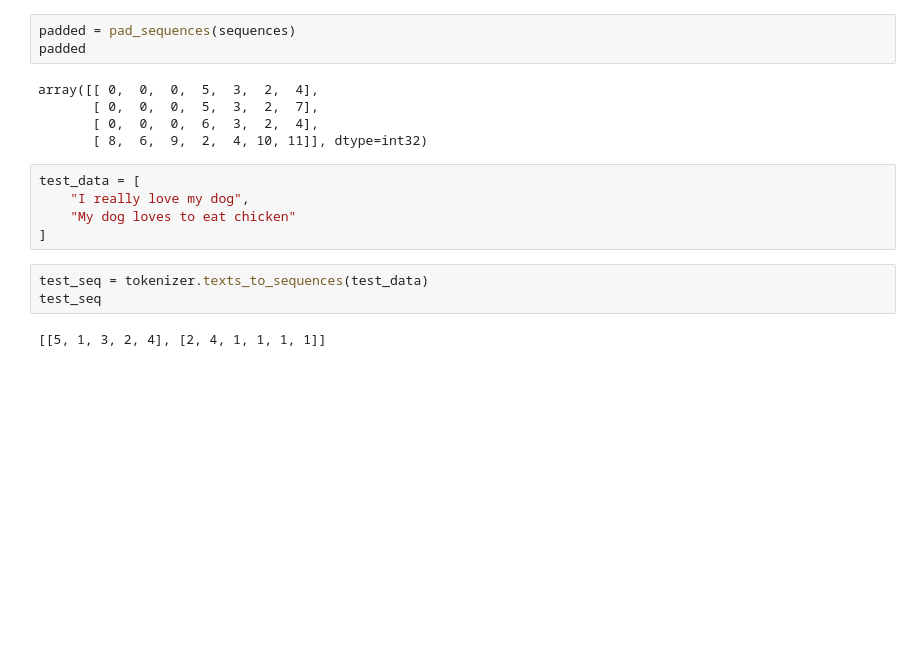
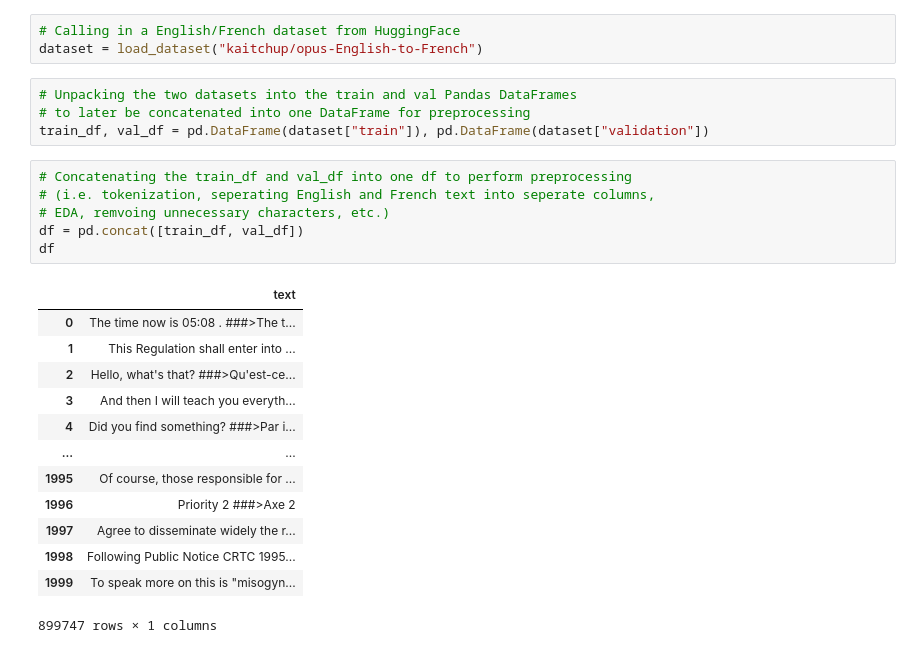
Before and after one commit to John-Sellers/coding-for-fun, a Jupyter notebook: lstm_practice.ipynb, the cells around one changed output. Cells and saved outputs as stored; diff of their text form; blank space fills up the shorter version.

Commit message:
Preprocessed the data

```diff
--- a/lstm_practice.ipynb
+++ b/lstm_practice.ipynb
@@ -35,18 +12,27 @@ sequences
-# %%
-padded = pad_sequences(sequences)
-padded
-# %% [output]
-array([[ 0,  0,  0,  5,  3,  2,  4],
-       [ 0,  0,  0,  5,  3,  2,  7],
-       [ 0,  0,  0,  6,  3,  2,  4],
-       [ 8,  6,  9,  2,  4, 10, 11]], dtype=int32)
-# %%
-test_data = [
-    "I really love my dog",
-    "My dog loves to eat chicken"
-]
-# %%
-test_seq = tokenizer.texts_to_sequences(test_data)
-test_seq
-# %% [output]
-[[5, 1, 3, 2, 4], [2, 4, 1, 1, 1, 1]]
+# %%
+# Calling in a English/French dataset from HuggingFace
+dataset = load_dataset("kaitchup/opus-English-to-French")
+# %%
+# Unpacking the two datasets into the train and val Pandas DataFrames
+# to later be concatenated into one DataFrame for preprocessing
+train_df, val_df = pd.DataFrame(dataset["train"]), pd.DataFrame(dataset["validation"])
+# %%
+# Concatenating the train_df and val_df into one df to perform preprocessing
+# (i.e. tokenization, seperating English and French text into seperate columns,
+# EDA, remvoing unnecessary characters, etc.)
+df = pd.concat([train_df, val_df])
+df
+# %% [output]
+|  | text |
+| 0 | The time now is 05:08 . ###>The t... |
+| 1 | This Regulation shall enter into ... |
+| 2 | Hello, what's that? ###>Qu'est-ce... |
+| 3 | And then I will teach you everyth... |
+| 4 | Did you find something? ###>Par i... |
+| ... | ... |
+| 1995 | Of course, those responsible for ... |
+| 1996 | Priority 2 ###>Axe 2 |
+| 1997 | Agree to disseminate widely the r... |
+| 1998 | Following Public Notice CRTC 1995... |
+| 1999 | To speak more on this is "misogyn... |
+899747 rows × 1 columns
```
Also changed, not shown: parts of 14 cells of this notebook.
